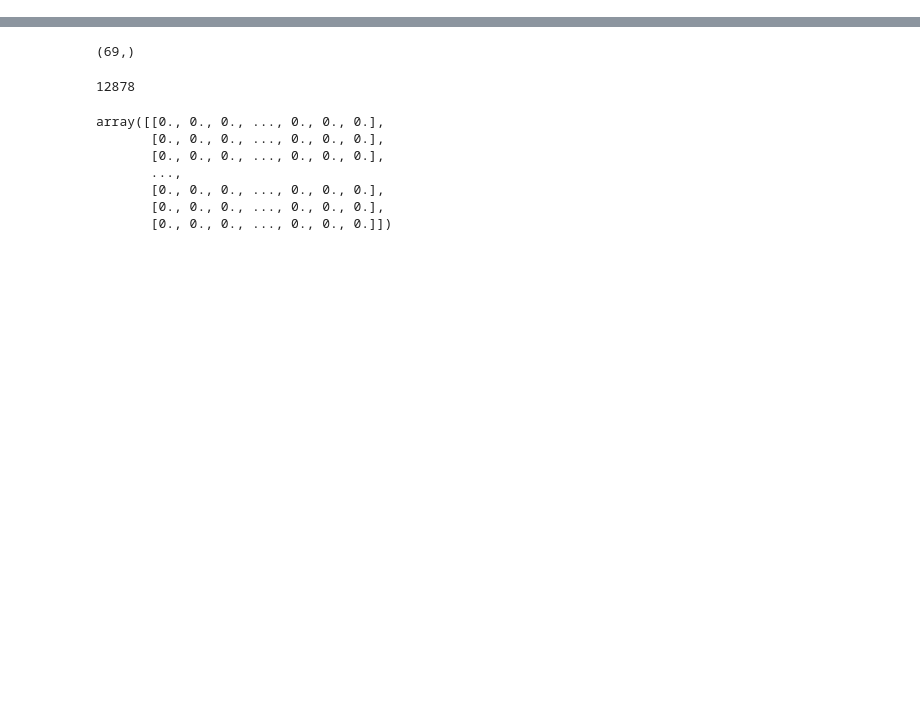
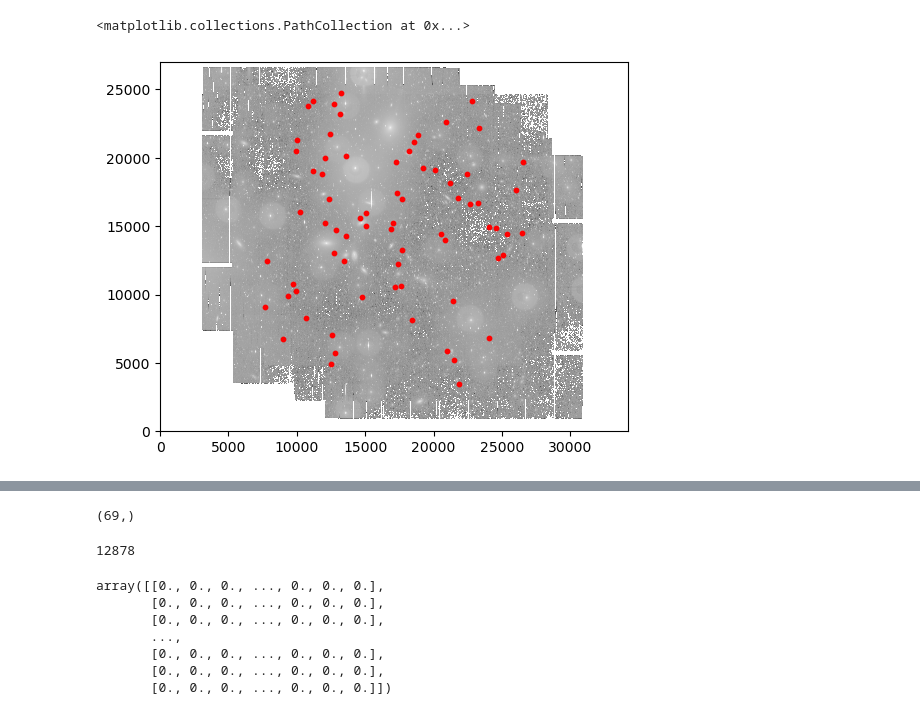
Before and after one commit to David-Chemaly/Dwarf_SAM, a Jupyter notebook: get_data.ipynb, the cells around one changed output, grey strips where cells are left out. Saved outputs shown, nothing was run; the diff lists cells and outputs as text; code cells hidden in the pictures; blank space fills up the shorter version.

Commit message:
generated patches of sky with correct dwarfs

```diff
--- a/get_data.ipynb
+++ b/get_data.ipynb
@@ -16,5 +17,6 @@ with fits.open(f'{data_path}/NGC4249.l.r.Mg004.fits') as hdul:
     header = primary_hdu.header  # This is a FITS header object
 
 # Load center position of Dwarfs in RA and DEC
-df = pd.read_csv(f'{data_path}/annotations_dwarfs_MATLAS.csv')
-ra_dwarf, dec_dwarf = df['center_ra'], df['center_dec']
+df = pd.read_csv(f'{data_path}/MATLAS_dwarfs_Poulain2021.tsv', delimiter=';')
+ra_dwarf, dec_dwarf, id_dwarfs, host = df['RAJ2000'].to_numpy(), df['DEJ2000'].to_numpy(), df['ID'].to_numpy(), df['HostETG'].to_numpy()
+host_filter = host == 'NGC4259  '
@@ -37,3 +23,13 @@ dwarf_in = np.concatenate((ra_dwarf.to_numpy()[dwarf_arg_in, None], dec_dwarf.to
 # %%
+# Get the pixel corners of the image
+x_pixels, y_pixels = data.shape
+
 # Get dwarfs coordinates in pixels
-dwarf_x_pixel, dwarf_y_pixel = w.wcs_world2pix(dwarf_in, 0).astype(int).T
+w = wcs.WCS(header)
+dwarf_x_pixel, dwarf_y_pixel = np.round( w.wcs_world2pix(ra_dwarf, dec_dwarf, 0) ).astype(int)
+# %%
+plt.imshow(data, origin='lower', cmap='gray', norm='log')
+plt.scatter(dwarf_x_pixel[host_filter], dwarf_y_pixel[host_filter], c='r', s=10)
+# %% [output]
+<matplotlib.collections.PathCollection at 0x...>
+[figure, added]
```
Also changed, not shown: parts of 12 cells of this notebook.
